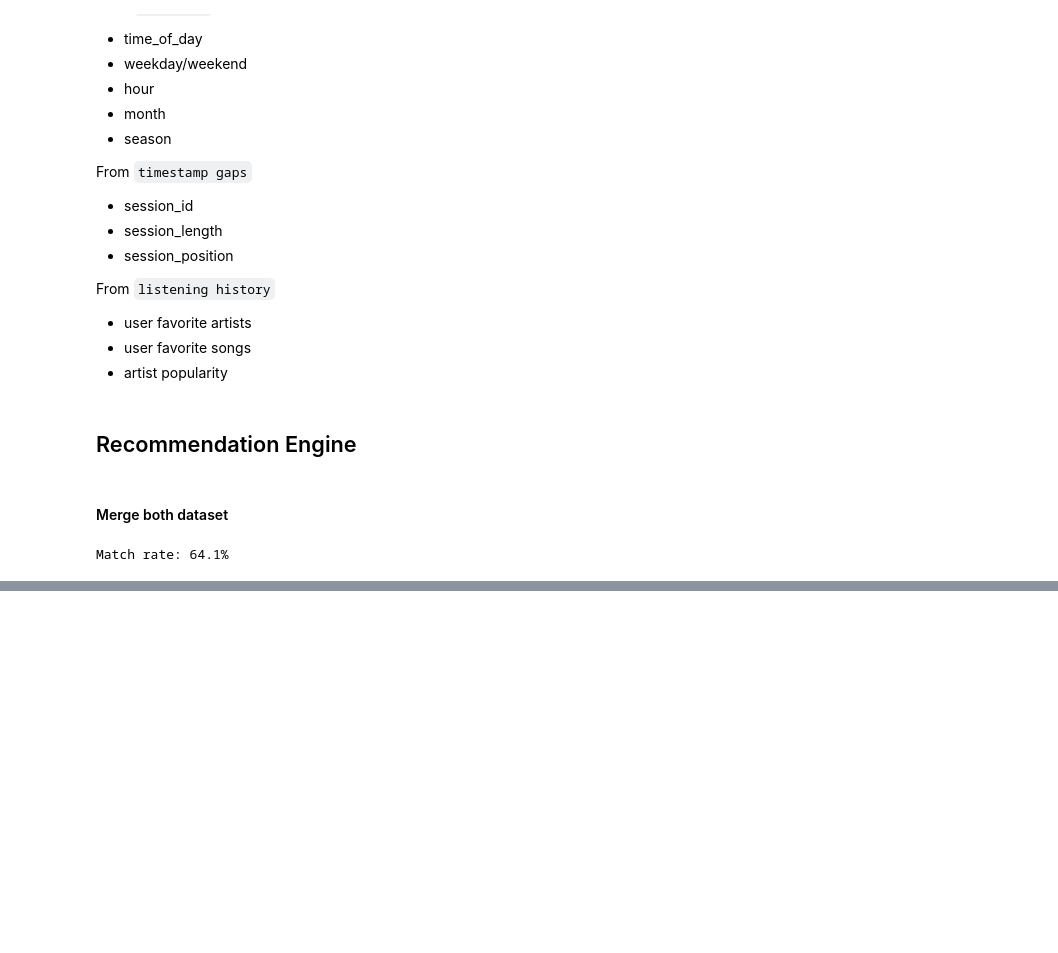
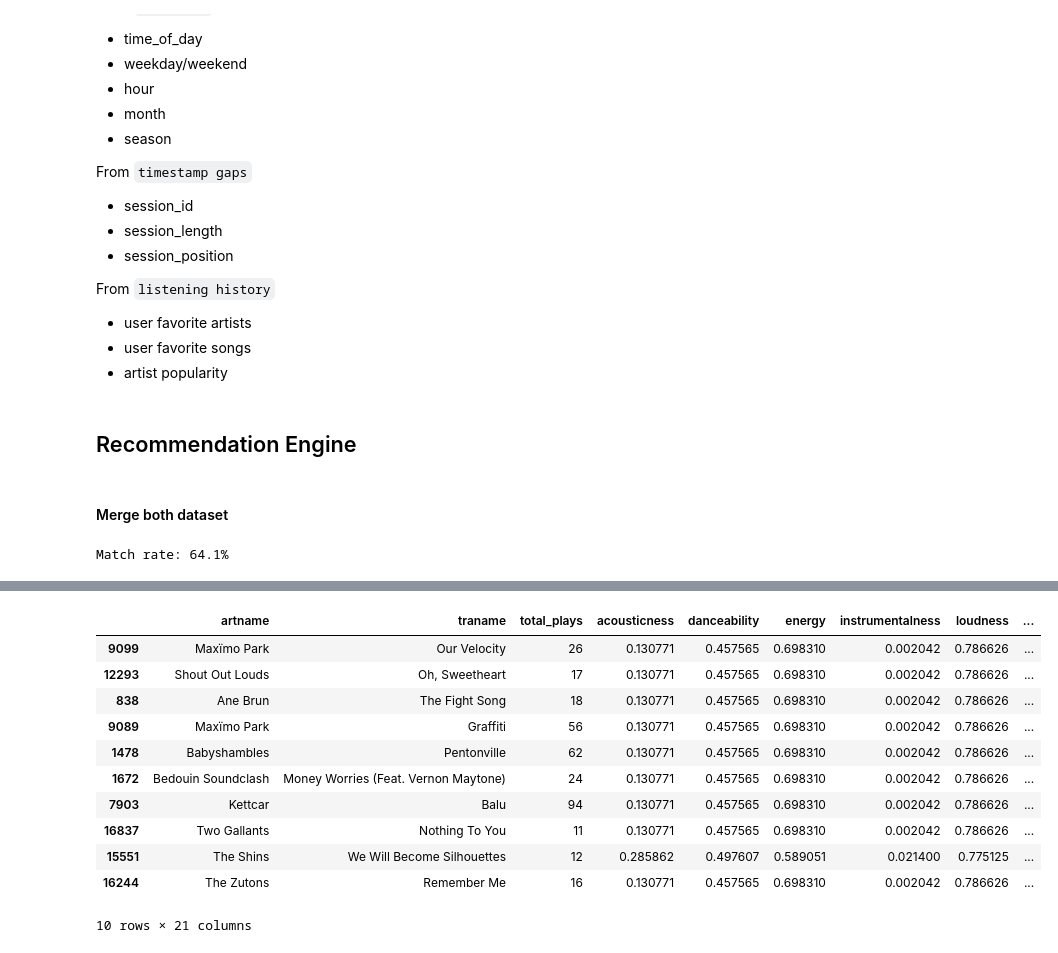
Before and after one commit to Montmont20z/music-recommender, a Jupyter notebook: notebook.ipynb, the cells around one changed output, grey strips where cells are left out. Cells and saved outputs as stored; diff of their text form; code cells hidden in the pictures; blank space fills up the shorter version.

```diff
--- a/notebook.ipynb
+++ b/notebook.ipynb
@@ -365,41 +424,19 @@ def recommend(userid, current_time_of_day, df, tracks, item_matrix, n=10):
 # %%
-FEATURE_LABELS = {
-    'energy':          'high energy',
-    'acousticness':    'acoustic feel',
-    'danceability':    'danceability',
-    'valence':         'positive mood',
-    'instrumentalness':'instrumental style',
-    'tempo':           'tempo',
-}
+# Step 1 — compute user's mean for each audio feature (do this ONCE, outside apply)
+user_heard = df_lastfm[df_lastfm['userid'] == USER][['artname', 'traname']]
+user_tracks = user_heard.merge(tracks, on=['artname', 'traname'], how='inner')
 
-# Step 1 — compute user's mean for each audio feature (do this ONCE, outside apply)
-user_heard = df_lastfm[df_lastfm['userid'] == 'user_000001'][['artname', 'traname']]
-user_tracks = user_heard.merge(tracks, on=['artname', 'traname'], how='inner')
+# guard agaist user_tracks empty
 if user_tracks.empty or user_tracks[list(FEATURE_LABELS)].isnull().all().all():
     print(f"No enriched tracks found for user — check merge step")
 else:
     user_means = {f: user_tracks[f].mean() for f in FEATURE_LABELS}
-
-user_means = {f: user_tracks[f].mean() for f in FEATURE_LABELS}
 # user_means is now e.g. {'energy': 0.62, 'acousticness': 0.18, ...}
 
-# Step 2 — fix explain() to use correct signature
-def explain(row, user_means, current_time_of_day):
-    diffs = {f: abs(row[f] - user_means[f]) for f in FEATURE_LABELS}
-    top_feature = min(diffs, key=diffs.get)
-    label = FEATURE_LABELS[top_feature]
-
-    parts = [f"Matches your preferred {label}"]
-    if row['dominant_tod'] == current_time_of_day:
-        parts.append(f"fits your {current_time_of_day} listening pattern")
-    if row['total_plays'] > tracks['total_plays'].quantile(0.75):
-        parts.append("popular track overall")
-    return " · ".join(parts)
-
-# Step 3 — call correctly
-results = recommend('user_000001', 'evening', df_lastfm, tracks, item_matrix)
+# Step 2 — call recommend & explain
+results = recommend(USER, CURRENT_TIME_OF_DAY, df_lastfm, tracks, item_matrix)
 results['explanation'] = results.apply(
-    lambda r: explain(r, user_means, 'evening'), axis=1
+    lambda r: explain(r, user_means, CURRENT_TIME_OF_DAY), axis=1
 )
 
 print(results[['artname', 'traname', 'final_score', 'explanation']].to_string())
@@ -417,0 +471,15 @@ print(results[['artname', 'traname', 'final_score', 'explanation']].to_string())
+# %%
+results
+# %% [output]
+|  | artname | traname | total_plays | acousticness | danceability | energy | instrumentalness | loudness | ... |
+| 9099 | Maxïmo Park | Our Velocity | 26 | 0.130771 | 0.457565 | 0.698310 | 0.002042 | 0.786626 | ... |
+| 12293 | Shout Out Louds | Oh, Sweetheart | 17 | 0.130771 | 0.457565 | 0.698310 | 0.002042 | 0.786626 | ... |
+| 838 | Ane Brun | The Fight Song | 18 | 0.130771 | 0.457565 | 0.698310 | 0.002042 | 0.786626 | ... |
+| 9089 | Maxïmo Park | Graffiti | 56 | 0.130771 | 0.457565 | 0.698310 | 0.002042 | 0.786626 | ... |
+| 1478 | Babyshambles | Pentonville | 62 | 0.130771 | 0.457565 | 0.698310 | 0.002042 | 0.786626 | ... |
+| 1672 | Bedouin Soundclash | Money Worries (Feat. Vernon Maytone) | 24 | 0.130771 | 0.457565 | 0.698310 | 0.002042 | 0.786626 | ... |
+| 7903 | Kettcar | Balu | 94 | 0.130771 | 0.457565 | 0.698310 | 0.002042 | 0.786626 | ... |
+| 16837 | Two Gallants | Nothing To You | 11 | 0.130771 | 0.457565 | 0.698310 | 0.002042 | 0.786626 | ... |
+| 15551 | The Shins | We Will Become Silhouettes | 12 | 0.285862 | 0.497607 | 0.589051 | 0.021400 | 0.775125 | ... |
+| 16244 | The Zutons | Remember Me | 16 | 0.130771 | 0.457565 | 0.698310 | 0.002042 | 0.786626 | ... |
+10 rows × 21 columns
```
Also changed, not shown: parts of 15 cells of this notebook.
